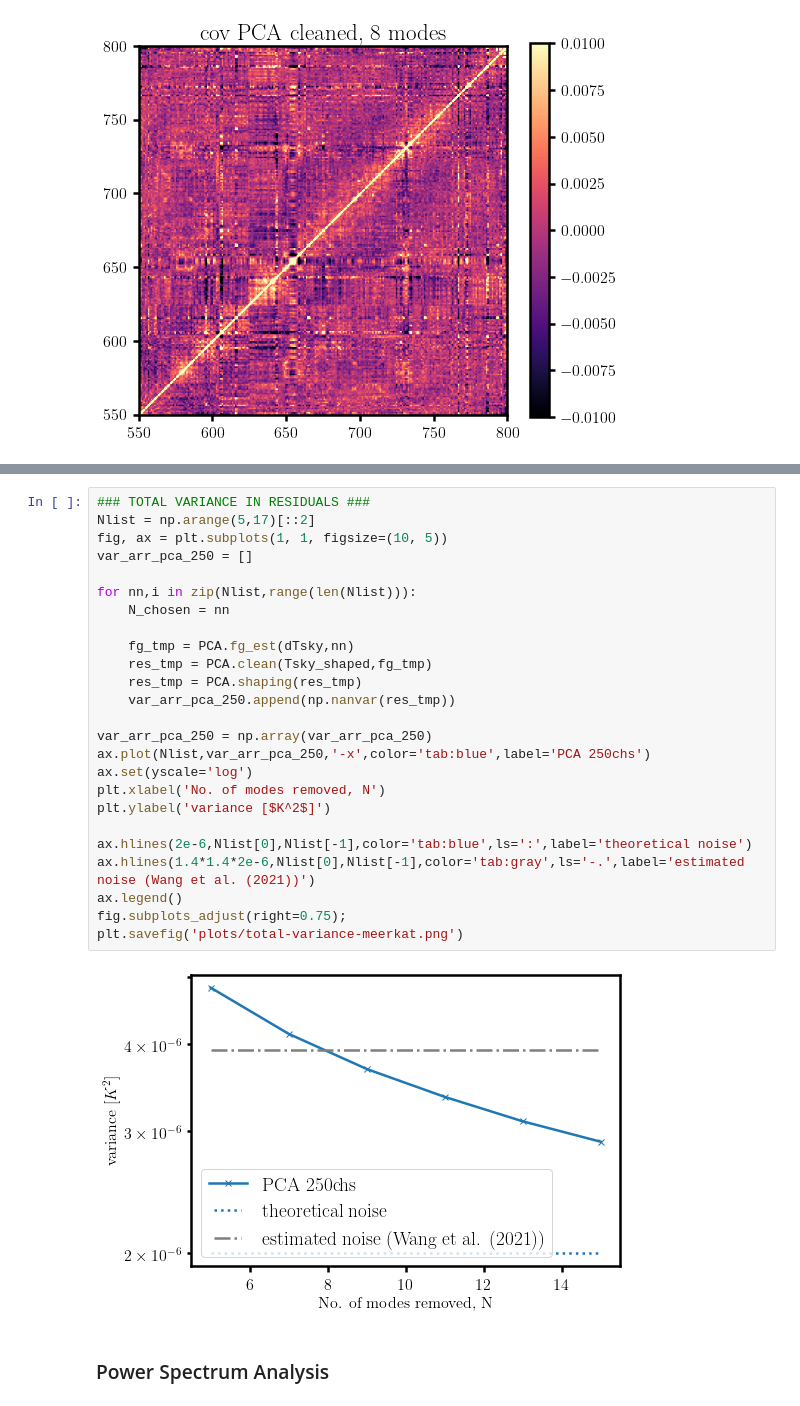
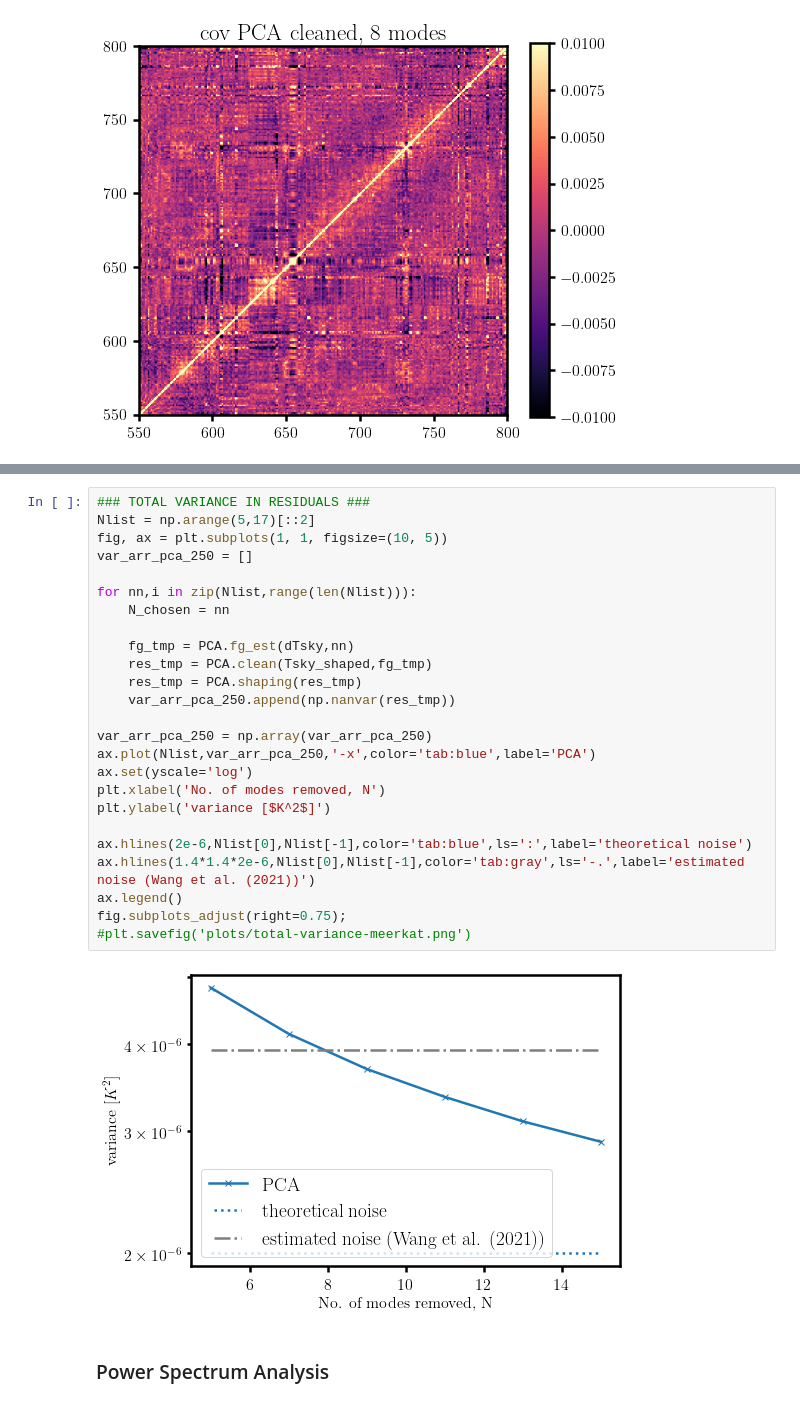
Before and after one commit to graciemcgill/ForegroundCleaningWithPCA, a Jupyter notebook: PCA_FOR_MEERKAT_DATA.ipynb, the cells around one changed output, grey strips where cells are left out. Saved outputs shown, nothing was run; the diff lists cells and outputs as text.

```diff
--- a/PCA_FOR_MEERKAT_DATA.ipynb
+++ b/PCA_FOR_MEERKAT_DATA.ipynb
@@ -240,30 +290,30 @@ axes.set(title=f'cov PCA cleaned, {N_chosen} modes ');
 # %%
 ### TOTAL VARIANCE IN RESIDUALS ###
 Nlist = np.arange(5,17)[::2]
 fig, ax = plt.subplots(1, 1, figsize=(10, 5))
 var_arr_pca_250 = []
 
 for nn,i in zip(Nlist,range(len(Nlist))):
     N_chosen = nn
 
     fg_tmp = PCA.fg_est(dTsky,nn)
     res_tmp = PCA.clean(Tsky_shaped,fg_tmp)
     res_tmp = PCA.shaping(res_tmp)
     var_arr_pca_250.append(np.nanvar(res_tmp))
 
 var_arr_pca_250 = np.array(var_arr_pca_250)
-ax.plot(Nlist,var_arr_pca_250,'-x',color='tab:blue',label='PCA 250chs')
+ax.plot(Nlist,var_arr_pca_250,'-x',color='tab:blue',label='PCA')
 ax.set(yscale='log')
 plt.xlabel('No. of modes removed, N')
 plt.ylabel('variance [$K^2$]')
 
 ax.hlines(2e-6,Nlist[0],Nlist[-1],color='tab:blue',ls=':',label='theoretical noise')
 ax.hlines(1.4*1.4*2e-6,Nlist[0],Nlist[-1],color='tab:gray',ls='-.',label='estimated noise (Wang et al. (2021))')
 ax.legend()
 fig.subplots_adjust(right=0.75);
-plt.savefig('plots/total-variance-meerkat.png')
+#plt.savefig('plots/total-variance-meerkat.png')
 # %% [output]
-[figure, old version]
+[figure, new version]
 # %% [markdown]
 ### Power Spectrum Analysis
 # %%
```
Also changed, not shown: parts of 4 cells of this notebook, 2 other files.
